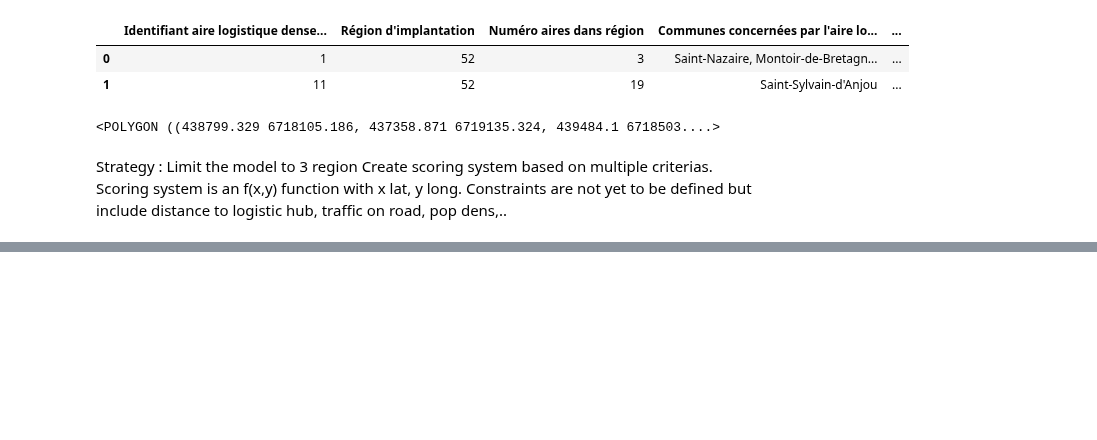
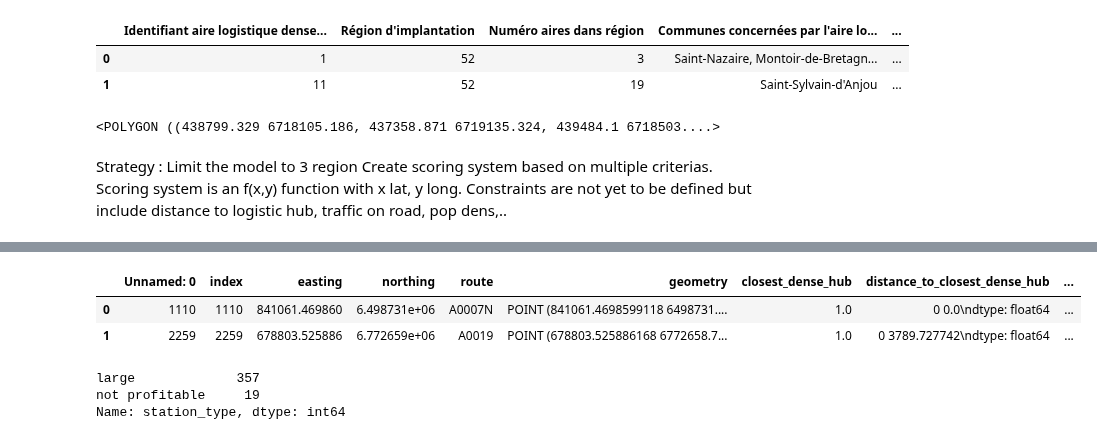
Before and after one commit to augustin-delabrosse/sustainability-challenge, a Jupyter notebook: Question_1_air_liquide.ipynb, the cells around one changed output, grey strips where cells are left out. Saved outputs shown, nothing was run; the diff lists cells and outputs as text; code cells hidden in the pictures; blank space fills up the shorter version.

```diff
--- a/Question_1_air_liquide.ipynb
+++ b/Question_1_air_liquide.ipynb
@@ -286,0 +261,12 @@ routes_shape = routes_shape.set_crs('epsg:2154', allow_override=True)
+# %%
+results.head(2)
+# %% [output]
+|  | Unnamed: 0 | index | easting | northing | route | geometry | closest_dense_hub | distance_to_closest_dense_hub | ... |
+| 0 | 1110 | 1110 | 841061.469860 | 6.498731e+06 | A0007N | POINT (841061.4698599118 6498731.... | 1.0 | 0 0.0\ndtype: float64 | ... |
+| 1 | 2259 | 2259 | 678803.525886 | 6.772659e+06 | A0019 | POINT (678803.525886168 6772658.7... | 1.0 | 0 3789.727742\ndtype: float64 | ... |
+# %%
+results['station_type'].value_counts()
+# %% [output]
+large             357
+not profitable     19
+Name: station_type, dtype: int64
```
Also changed, not shown: parts of 34 cells of this notebook, 4 other files.
